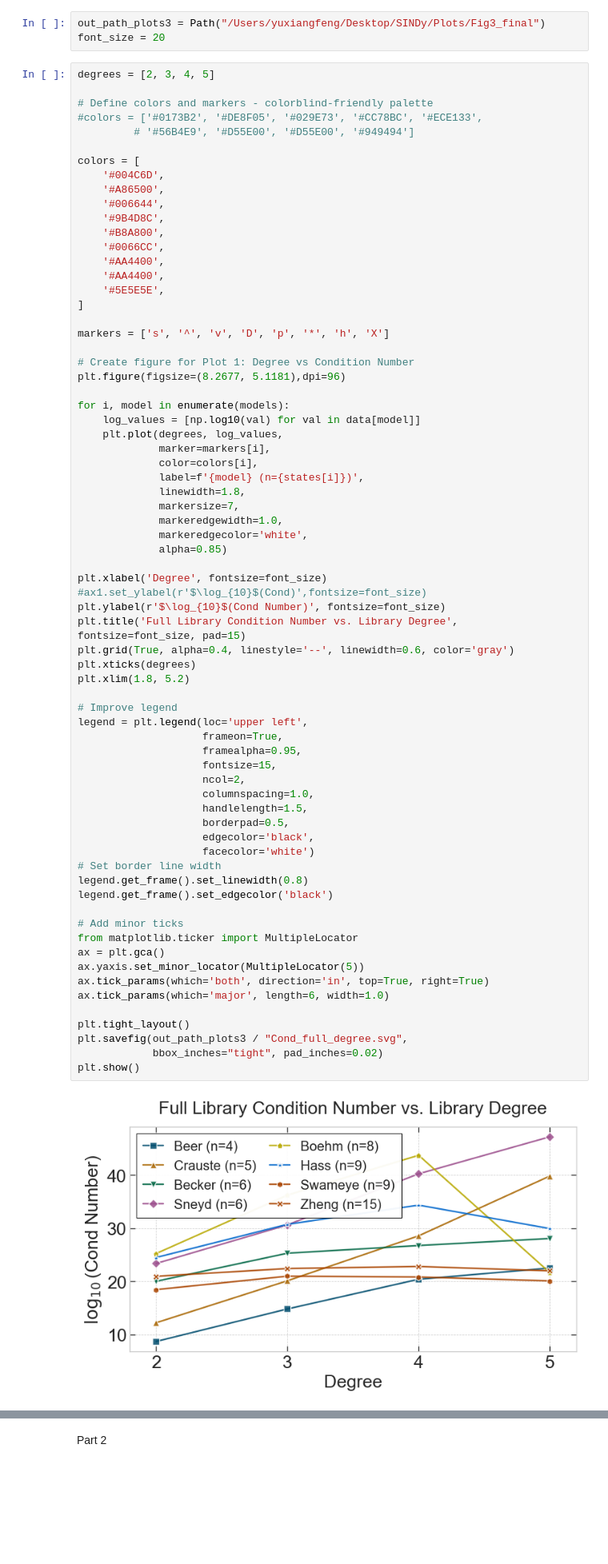
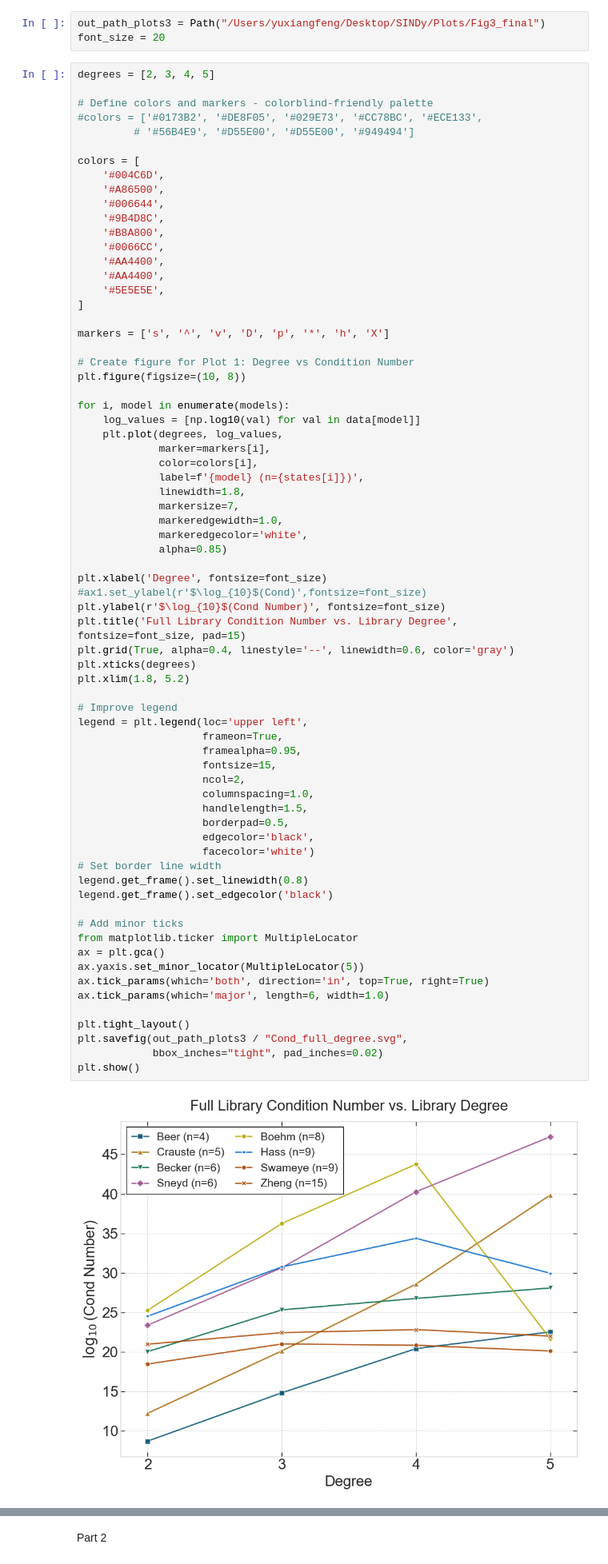
Before and after one commit to mjayadharan/IllposedLearning, a Jupyter notebook: Figure3/Plot_3.ipynb, the cells around one changed output, grey strips where cells are left out. Shown at 80% size. Cells and saved outputs as stored; diff of their text form; blank space fills up the shorter version.

```diff
--- a/Figure3/Plot_3.ipynb
+++ b/Figure3/Plot_3.ipynb
@@ -64,7 +64,7 @@ colors = [
 markers = ['s', '^', 'v', 'D', 'p', '*', 'h', 'X']
 
 # Create figure for Plot 1: Degree vs Condition Number
-plt.figure(figsize=(8.2677, 5.1181),dpi=96)
+plt.figure(figsize=(10, 8))
 
 for i, model in enumerate(models):
     log_values = [np.log10(val) for val in data[model]]
@@ -86,34 +86,34 @@ plt.grid(True, alpha=0.4, linestyle='--', linewidth=0.6, color='gray')
 plt.xticks(degrees)
 plt.xlim(1.8, 5.2)
 
 # Improve legend
 legend = plt.legend(loc='upper left',
                     frameon=True,
                     framealpha=0.95,
                     fontsize=15,
                     ncol=2,
                     columnspacing=1.0,
                     handlelength=1.5,
                     borderpad=0.5,
                     edgecolor='black',
                     facecolor='white')
 # Set border line width
 legend.get_frame().set_linewidth(0.8)
 legend.get_frame().set_edgecolor('black')
 
 # Add minor ticks
 from matplotlib.ticker import MultipleLocator
 ax = plt.gca()
 ax.yaxis.set_minor_locator(MultipleLocator(5))
 ax.tick_params(which='both', direction='in', top=True, right=True)
 ax.tick_params(which='major', length=6, width=1.0)
 
 plt.tight_layout()
 plt.savefig(out_path_plots3 / "Cond_full_degree.svg",
             bbox_inches="tight", pad_inches=0.02)
 plt.show()
 # %% [output]
-[figure, old version]
+[figure, new version]
 # %%
 # Define colors for degrees - colorblind-friendly palette
 colors_degrees = ['#0173B2', '#DE8F05', '#029E73', '#CC78BC']
```
Also changed, not shown: parts of 3 cells of this notebook.
